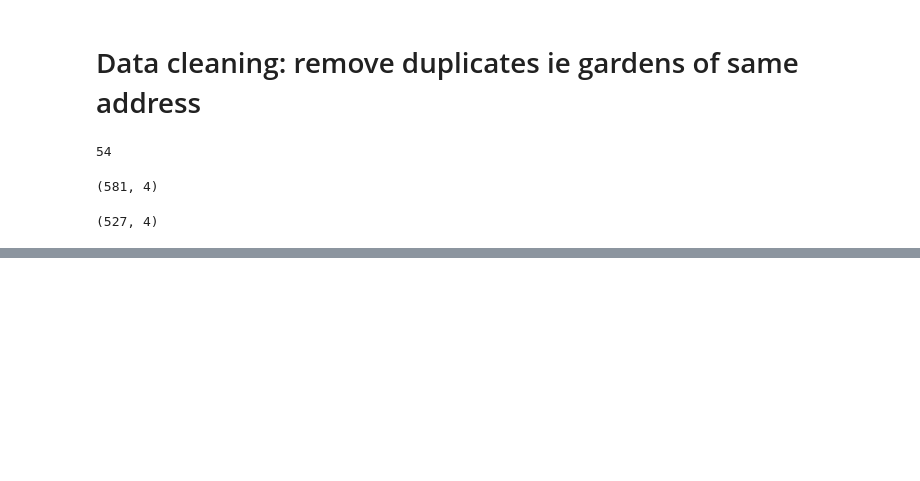
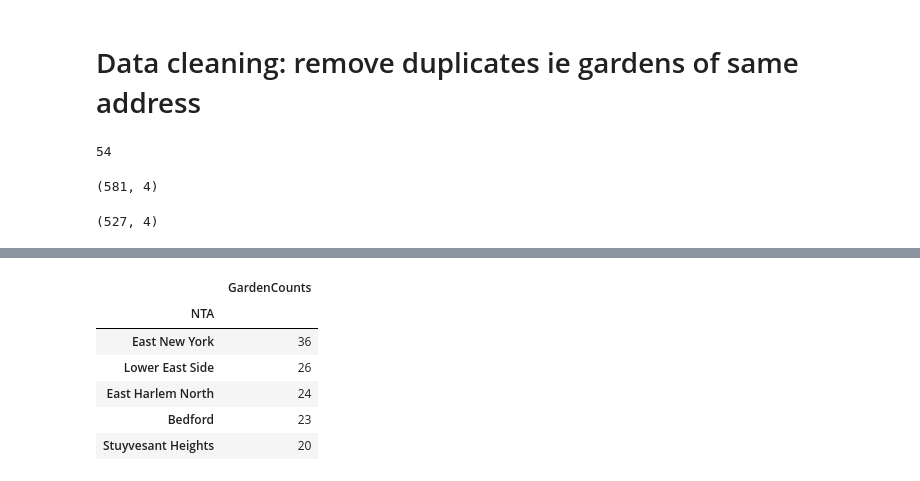
Before and after one commit to leonaisabelle/CUSP-ADS-Project, a Jupyter notebook: preprocessing_notebooks/NYC_Combining_Gardens.ipynb, the cells around one changed output, grey strips where cells are left out. Drawn from its saved outputs; the diff is of its cells as text; code cells hidden in the pictures; blank space fills up the shorter version.

```diff
--- a/preprocessing_notebooks/NYC_Combining_Gardens.ipynb
+++ b/preprocessing_notebooks/NYC_Combining_Gardens.ipynb
@@ -361,0 +403,11 @@ gardens_combined.to_csv('../data/NYC_Community_Gardens_combined.csv')
+# %%
+garden_counts = gardens.NTA.value_counts().rename_axis('NTA').to_frame('GardenCounts')
+garden_counts.head()
+# %% [output]
+|  | GardenCounts |
+| NTA |  |
+| East New York | 36 |
+| Lower East Side | 26 |
+| East Harlem North | 24 |
+| Bedford | 23 |
+| Stuyvesant Heights | 20 |
```
Also changed, not shown: parts of 6 cells of this notebook, 1 other file.
